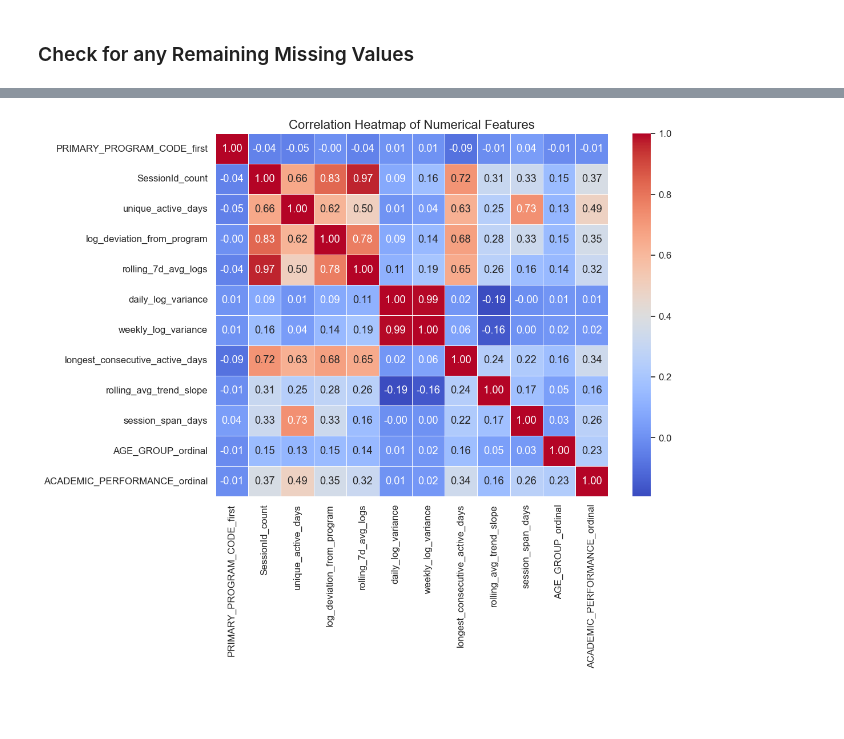
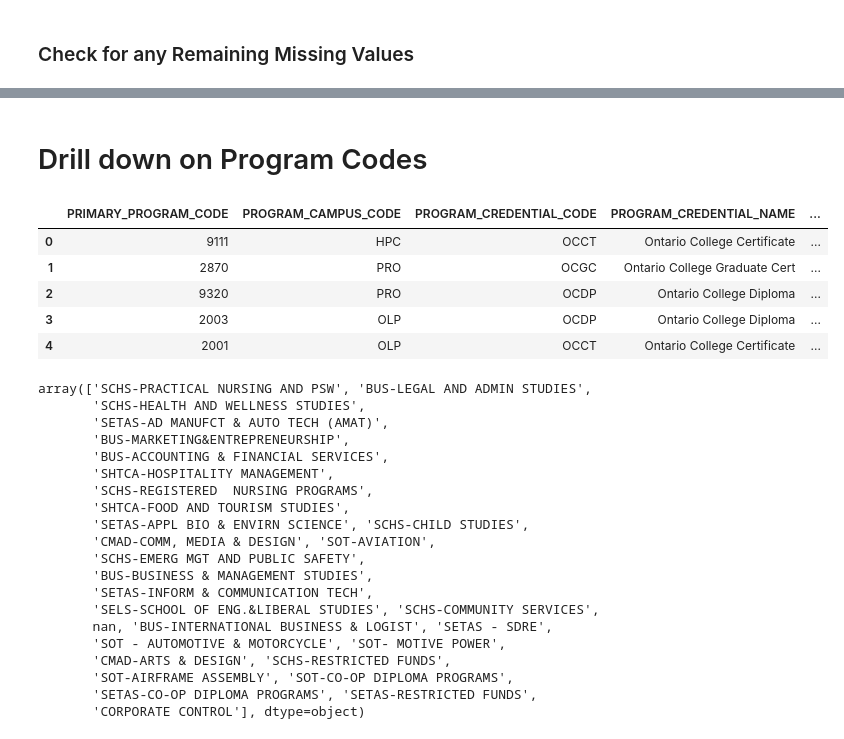
Before and after one commit to flopsysgit/LMSmodelling, a Jupyter notebook: LMS.ipynb, the cells around one changed output, grey strips where cells are left out. Drawn from its saved outputs; the diff is of its cells as text; code cells hidden in the pictures; blank space fills up the shorter version.

```diff
--- a/LMS.ipynb
+++ b/LMS.ipynb
@@ -529,13 +491,36 @@ Starting EDA visualizations...
-# %%
-# --- Correlation Heatmap of  Features ---
-# Calculate the correlation matrix
-correlation_matrix = df_user.corr(numeric_only=True)
-
-# Create a heatmap
-plt.figure(figsize=(12, 10))
-sns.heatmap(correlation_matrix, annot=True, cmap='coolwarm', fmt=".2f", linewidths=.5)
-plt.title('Correlation Heatmap of Numerical Features', fontsize=16)
-plt.tight_layout()
-plt.show()
-# %% [output]
-[figure, removed]
+# %% [markdown]
+# Drill down on Program Codes
+# %%
+program_codes = pd.read_csv("program_codes.csv")
+# %%
+program_codes.head(5)
+# %% [output]
+|  | PRIMARY_PROGRAM_CODE | PROGRAM_CAMPUS_CODE | PROGRAM_CREDENTIAL_CODE | PROGRAM_CREDENTIAL_NAME | ... |
+| 0 | 9111 | HPC | OCCT | Ontario College Certificate | ... |
+| 1 | 2870 | PRO | OCGC | Ontario College Graduate Cert | ... |
+| 2 | 9320 | PRO | OCDP | Ontario College Diploma | ... |
+| 3 | 2003 | OLP | OCDP | Ontario College Diploma | ... |
+| 4 | 2001 | OLP | OCCT | Ontario College Certificate | ... |
+# %%
+program_codes['CLUSTER_LONG_NAME'].unique()
+# %% [output]
+array(['SCHS-PRACTICAL NURSING AND PSW', 'BUS-LEGAL AND ADMIN STUDIES',
+       'SCHS-HEALTH AND WELLNESS STUDIES',
+       'SETAS-AD MANUFCT & AUTO TECH (AMAT)',
+       'BUS-MARKETING&ENTREPRENEURSHIP',
+       'BUS-ACCOUNTING & FINANCIAL SERVICES',
+       'SHTCA-HOSPITALITY MANAGEMENT',
+       'SCHS-REGISTERED  NURSING PROGRAMS',
+       'SHTCA-FOOD AND TOURISM STUDIES',
+       'SETAS-APPL BIO & ENVIRN SCIENCE', 'SCHS-CHILD STUDIES',
+       'CMAD-COMM, MEDIA & DESIGN', 'SOT-AVIATION',
+       'SCHS-EMERG MGT AND PUBLIC SAFETY',
+       'BUS-BUSINESS & MANAGEMENT STUDIES',
+       'SETAS-INFORM & COMMUNICATION TECH',
+       'SELS-SCHOOL OF ENG.&LIBERAL STUDIES', 'SCHS-COMMUNITY SERVICES',
+       nan, 'BUS-INTERNATIONAL BUSINESS & LOGIST', 'SETAS - SDRE',
+       'SOT - AUTOMOTIVE & MOTORCYCLE', 'SOT- MOTIVE POWER',
+       'CMAD-ARTS & DESIGN', 'SCHS-RESTRICTED FUNDS',
+       'SOT-AIRFRAME ASSEMBLY', 'SOT-CO-OP DIPLOMA PROGRAMS',
+       'SETAS-CO-OP DIPLOMA PROGRAMS', 'SETAS-RESTRICTED FUNDS',
+       'CORPORATE CONTROL'], dtype=object)
```
Also changed, not shown: parts of 13 cells of this notebook, 5 other files.
